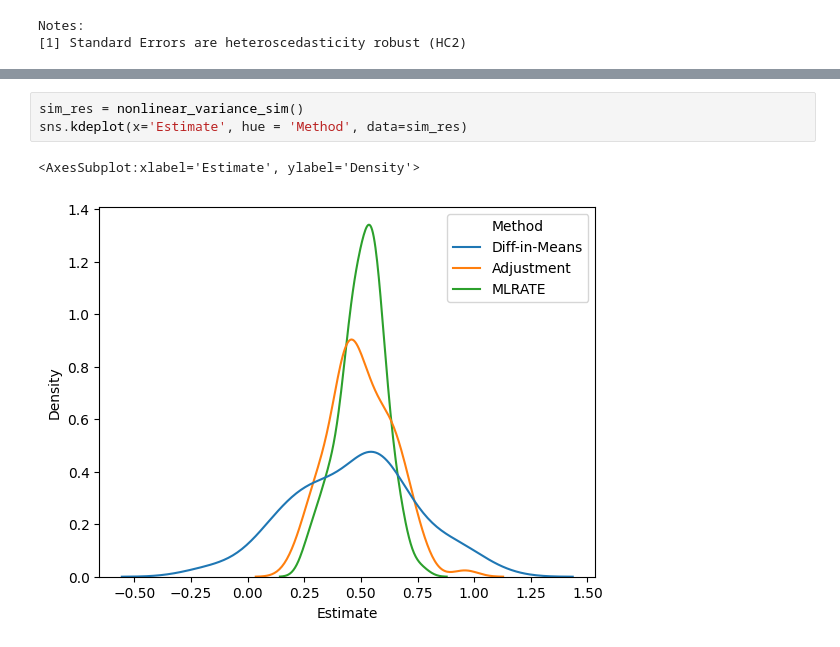
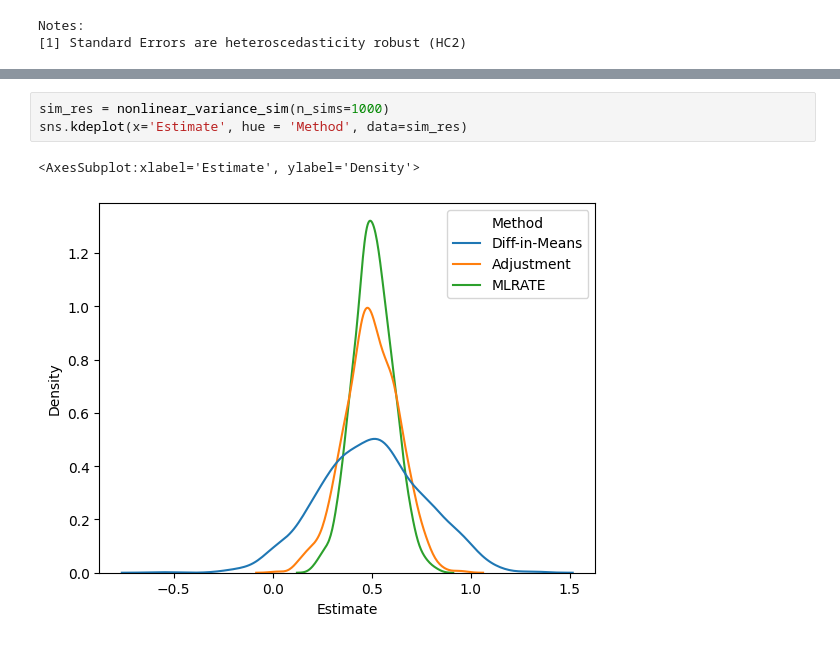
Before and after one commit to alexanderoa/blog_code, a Jupyter notebook: nonlinear_adjust/nonlinear_adjust.ipynb, the cells around one changed output, grey strips where cells are left out. Cells and saved outputs as stored; diff of their text form.

Commit message:
Draft of nonlinear adjust code finished

```diff
--- a/nonlinear_adjust/nonlinear_adjust.ipynb
+++ b/nonlinear_adjust/nonlinear_adjust.ipynb
@@ -93,8 +93,8 @@ OLS Regression Results
 Notes:
 [1] Standard Errors are heteroscedasticity robust (HC2)
 # %%
-sim_res = nonlinear_variance_sim()
+sim_res = nonlinear_variance_sim(n_sims=1000)
 sns.kdeplot(x='Estimate', hue = 'Method', data=sim_res)
 # %% [output]
 <AxesSubplot:xlabel='Estimate', ylabel='Density'>
-[figure, old version]
+[figure, new version]
```
Also changed, not shown: parts of 1 cell of this notebook, 2 other files.
